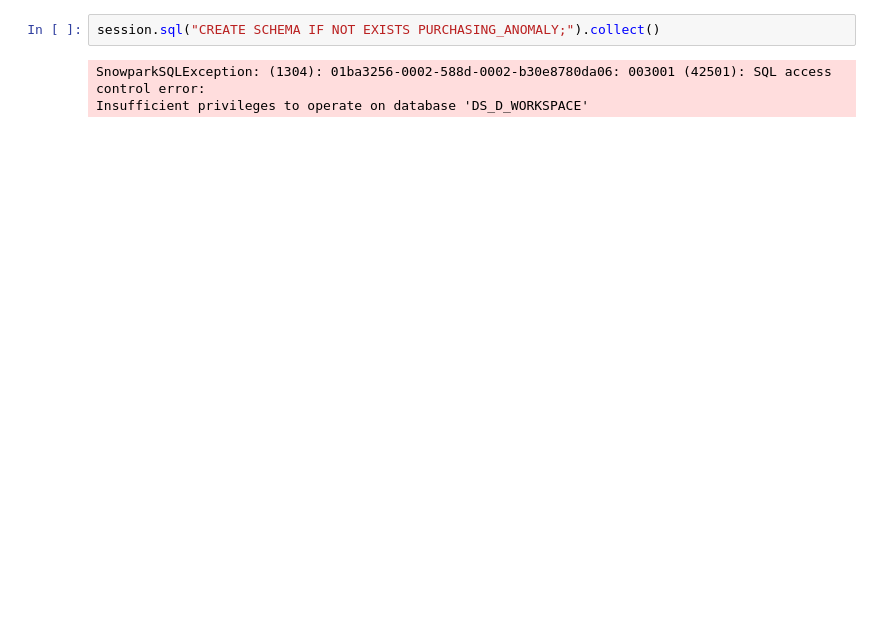
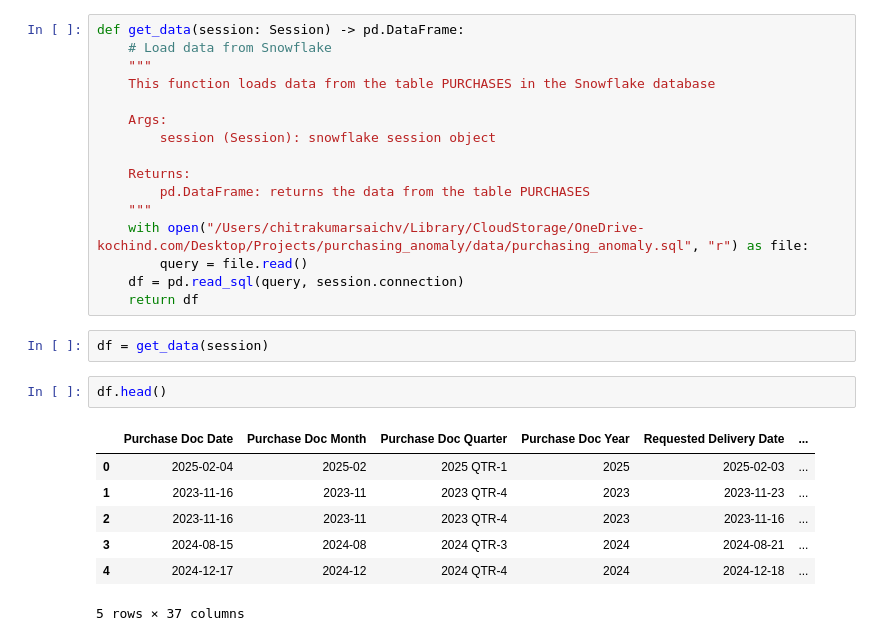
Before and after one commit to chitrakumarsai-inv/purchasing_anomaly, a Jupyter notebook: notebooks/snowflake_version.ipynb, the cells around one changed output. Cells and saved outputs as stored; diff of their text form; blank space fills up the shorter version.

Commit message:
updating snowflake_version notebook

```diff
--- a/notebooks/snowflake_version.ipynb
+++ b/notebooks/snowflake_version.ipynb
@@ -44,6 +52,29 @@ Going to open: https://auth.kochid.com/idp/SSO.saml2?SAMLRequest=nZJRb9owFIX%2FS
 You might have more than one threads sharing the Session object trying to update sql_simplifier_enabled. Updating this while other tasks are running can potentially cause unexpected behavior. Please u ...
-# %%
-session.sql("CREATE SCHEMA IF NOT EXISTS PURCHASING_ANOMALY;").collect()
-# %% [output]
-SnowparkSQLException: (1304): 01ba3256-0002-588d-0002-b30e8780da06: 003001 (42501): SQL access control error:
-Insufficient privileges to operate on database 'DS_D_WORKSPACE'
+# %%
+def get_data(session: Session) -> pd.DataFrame:
+    # Load data from Snowflake
+    """
+    This function loads data from the table PURCHASES in the Snowflake database
+
+    Args:
+        session (Session): snowflake session object
+
+    Returns:
+        pd.DataFrame: returns the data from the table PURCHASES
+    """
+    with open("/Users/chitrakumarsaichv/Library/CloudStorage/OneDrive-kochind.com/Desktop/Projects/purchasing_anomaly/data/purchasing_anomaly.sql", "r") as file:
+        query = file.read()
+    df = pd.read_sql(query, session.connection)
+    return df
+# %%
+df = get_data(session)
+# %%
+df.head()
+# %% [output]
+|  | Purchase Doc Date | Purchase Doc Month | Purchase Doc Quarter | Purchase Doc Year | Requested Delivery Date | ... |
+| 0 | 2025-02-04 | 2025-02 | 2025 QTR-1 | 2025 | 2025-02-03 | ... |
+| 1 | 2023-11-16 | 2023-11 | 2023 QTR-4 | 2023 | 2023-11-23 | ... |
+| 2 | 2023-11-16 | 2023-11 | 2023 QTR-4 | 2023 | 2023-11-16 | ... |
+| 3 | 2024-08-15 | 2024-08 | 2024 QTR-3 | 2024 | 2024-08-21 | ... |
+| 4 | 2024-12-17 | 2024-12 | 2024 QTR-4 | 2024 | 2024-12-18 | ... |
+5 rows × 37 columns
```
Also changed, not shown: parts of 9 cells of this notebook, 2 other files.
